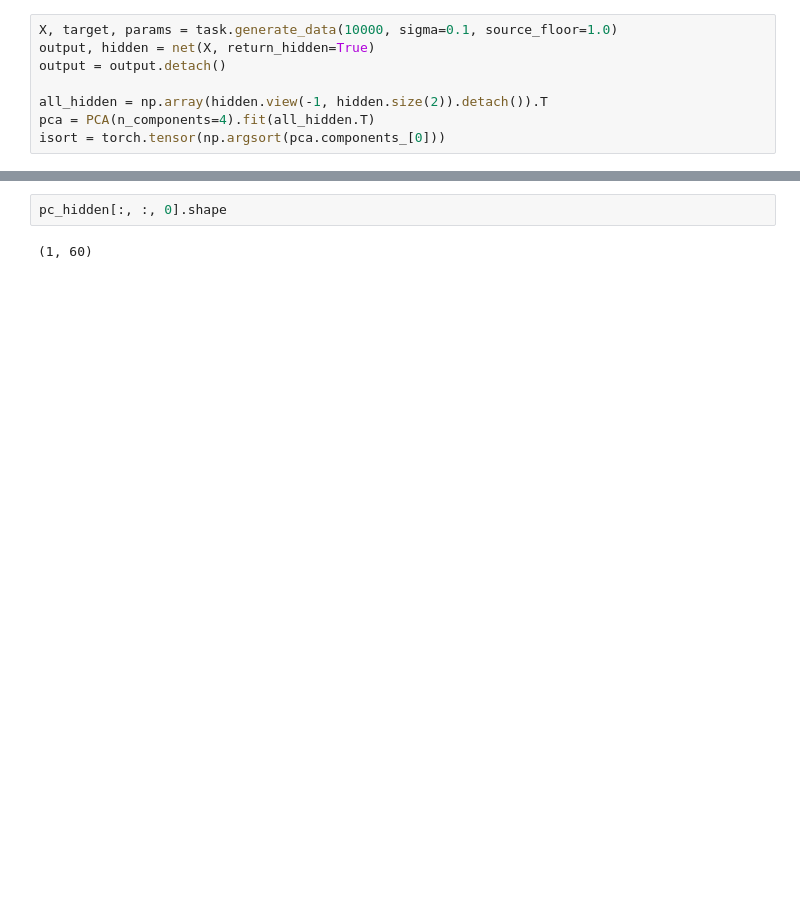
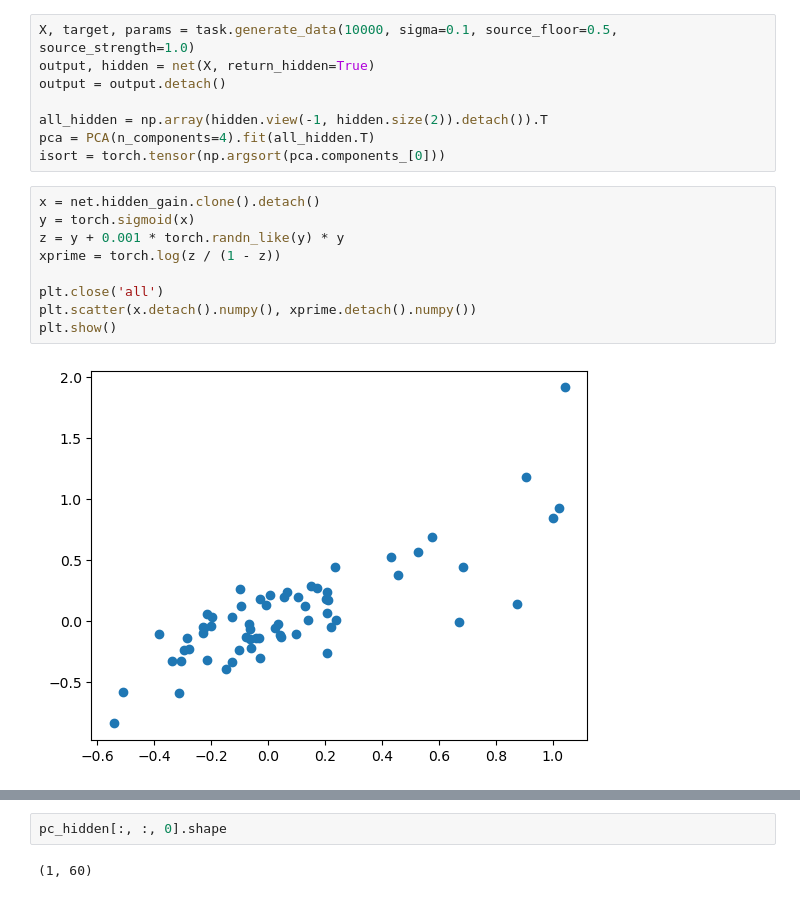
Before and after one commit to landoskape/mcn2024-psets, a Jupyter notebook: intrinsic-excitability/task.ipynb, the cells around one changed output, grey strips where cells are left out. Saved outputs shown, nothing was run; the diff lists cells and outputs as text; blank space fills up the shorter version.

```diff
--- a/intrinsic-excitability/task.ipynb
+++ b/intrinsic-excitability/task.ipynb
@@ -88,11 +90,22 @@ net.load_state_dict(model)
 # %% [output]
 <All keys matched successfully>
 # %%
-X, target, params = task.generate_data(10000, sigma=0.1, source_floor=1.0)
+X, target, params = task.generate_data(10000, sigma=0.1, source_floor=0.5, source_strength=1.0)
 output, hidden = net(X, return_hidden=True)
 output = output.detach()
 
 all_hidden = np.array(hidden.view(-1, hidden.size(2)).detach()).T
 pca = PCA(n_components=4).fit(all_hidden.T)
 isort = torch.tensor(np.argsort(pca.components_[0]))
+# %%
+x = net.hidden_gain.clone().detach()
+y = torch.sigmoid(x)
+z = y + 0.001 * torch.randn_like(y) * y
+xprime = torch.log(z / (1 - z))
+
+plt.close('all')
+plt.scatter(x.detach().numpy(), xprime.detach().numpy())
+plt.show()
+# %% [output]
+[figure, added]
 # %%
```
Also changed, not shown: parts of 5 cells of this notebook, 15 other files.
